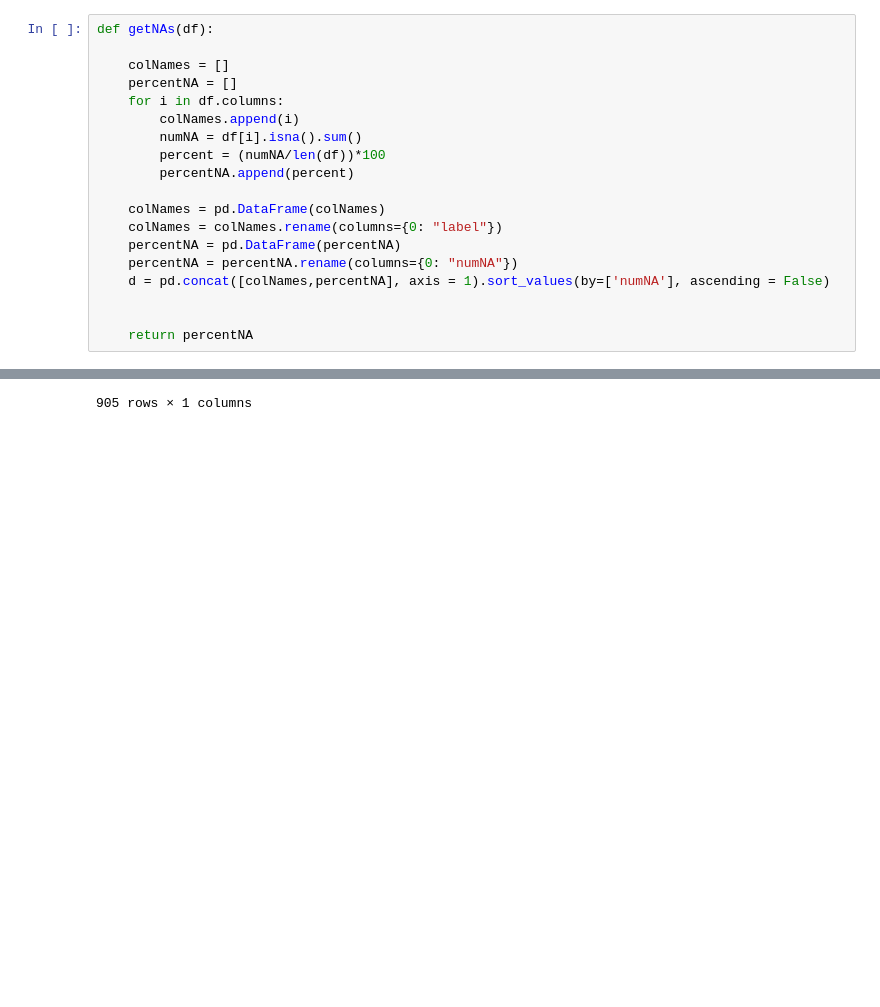
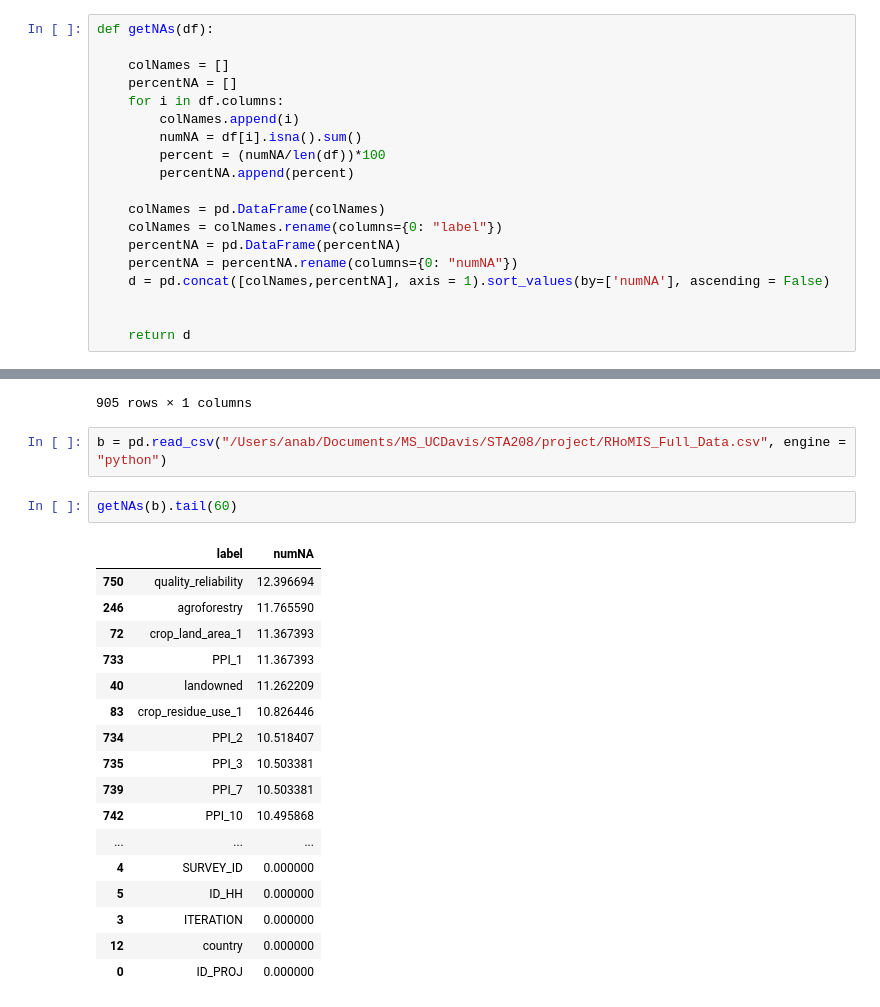
Before and after one commit to laporpe/STA_208, a Jupyter notebook: EDA_rhomis_crop.ipynb, the cells around one changed output, grey strips where cells are left out. Drawn from its saved outputs; the diff is of its cells as text; blank space fills up the shorter version.

```diff
--- a/EDA_rhomis_crop.ipynb
+++ b/EDA_rhomis_crop.ipynb
@@ -25,6 +25,6 @@ def getNAs(df):
     d = pd.concat([colNames,percentNA], axis = 1).sort_values(by=['numNA'], ascending = False)
 
 
-    return percentNA
+    return d
 # %%
 getNAs(rh_indic)
@@ -131,3 +195,25 @@ getNAs(agg)
 | 903 | 99.969947 |
 | 904 | 99.969947 |
 905 rows × 1 columns
+# %%
+b = pd.read_csv("/Users/anab/Documents/MS_UCDavis/STA208/project/RHoMIS_Full_Data.csv", engine = "python")
+# %%
+getNAs(b).tail(60)
+# %% [output]
+|  | label | numNA |
+| 750 | quality_reliability | 12.396694 |
+| 246 | agroforestry | 11.765590 |
+| 72 | crop_land_area_1 | 11.367393 |
+| 733 | PPI_1 | 11.367393 |
+| 40 | landowned | 11.262209 |
+| 83 | crop_residue_use_1 | 10.826446 |
+| 734 | PPI_2 | 10.518407 |
+| 735 | PPI_3 | 10.503381 |
+| 739 | PPI_7 | 10.503381 |
+| 742 | PPI_10 | 10.495868 |
+| ... | ... | ... |
+| 4 | SURVEY_ID | 0.000000 |
+| 5 | ID_HH | 0.000000 |
+| 3 | ITERATION | 0.000000 |
+| 12 | country | 0.000000 |
+| 0 | ID_PROJ | 0.000000 |
```
Also changed, not shown: parts of 6 cells of this notebook.
